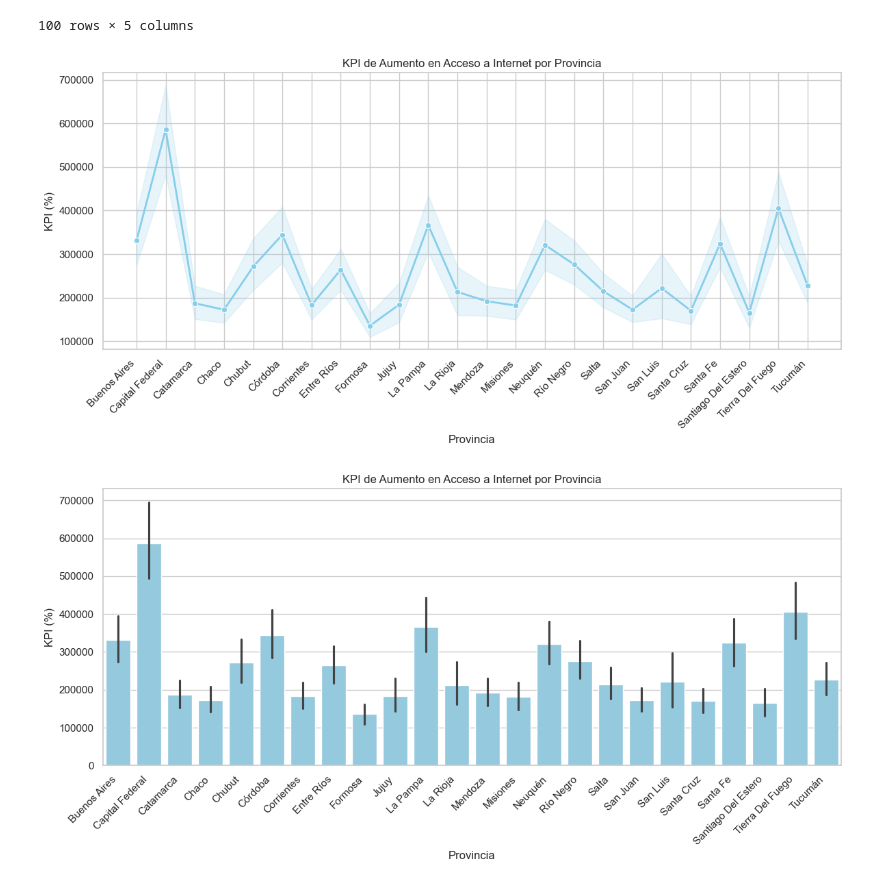
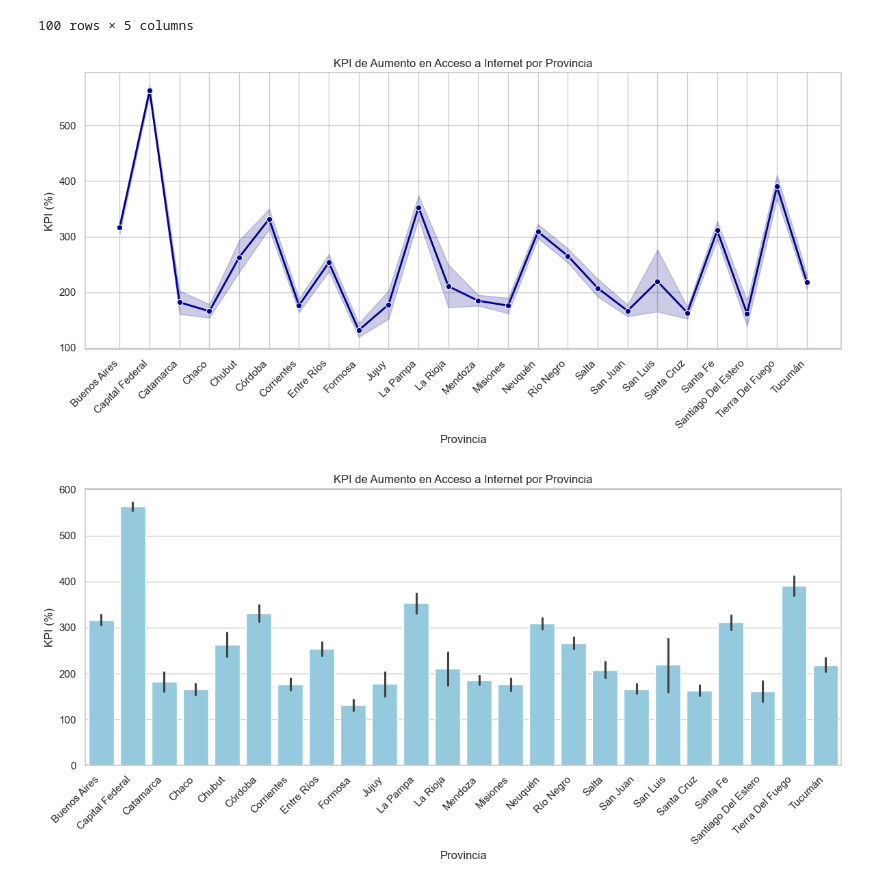
Before and after one commit to Chinaskidev/VecinoNet_Proyecto, a Jupyter notebook: tele_ENACOM_EDA.ipynb, the cells around one changed output. Cells and saved outputs as stored; diff of their text form; code cells hidden in the pictures.

```diff
--- a/tele_ENACOM_EDA.ipynb
+++ b/tele_ENACOM_EDA.ipynb
@@ -645,14 +669,14 @@ df5.head(100)
 100 rows × 5 columns
 # %%
 # Crear una nueva columna 'KPI' aplicando la fórmula
-df5['KPI'] = ((df5['Accesos por cada 100 hogares'] - df5['Trimestre']) / df5['Trimestre']) * 100
+df5['KPI'] = ((df5['Accesos por cada 100 hogares'] - df5['Trimestre']) / df5['Año']) * 100
 
 # Configurar el estilo de Seaborn
 sns.set(style="whitegrid")
 
 # Graficar el KPI por provincia con un gráfico de líneas utilizando Seaborn
 plt.figure(figsize=(12, 6))
-sns.lineplot(x='Provincia', y='KPI', data=df5, marker='o', color='skyblue', linewidth=2)
+sns.lineplot(x='Provincia', y='KPI', data=df5, marker='o', color='darkblue', linewidth=2)
 plt.xlabel('Provincia')
 plt.ylabel('KPI (%)')
 plt.title('KPI de Aumento en Acceso a Internet por Provincia')
@@ -660,22 +684,22 @@ plt.xticks(rotation=45, ha='right')  # Rotar las etiquetas del eje x para mayor
 plt.tight_layout()  # Ajustar el diseño para evitar cortar las etiquetas
 plt.show()
 # %% [output]
-[figure, old version]
+[figure, new version]
 # %%
 # Crear una nueva columna 'KPI' aplicando la fórmula
-df5['KPI'] = ((df5['Accesos por cada 100 hogares'] - df5['Trimestre']) / df5['Trimestre']) * 100
+df5['KPI'] = ((df5['Accesos por cada 100 hogares'] - df5['Trimestre']) / df5['Año']) * 100
 
 # Configurar el estilo de Seaborn
 sns.set(style="whitegrid")
 
 # Graficar el KPI por provincia con un gráfico de barras utilizando Seaborn
 plt.figure(figsize=(12, 6))
 sns.barplot(x='Provincia', y='KPI', data=df5, color='skyblue')
 plt.xlabel('Provincia')
 plt.ylabel('KPI (%)')
 plt.title('KPI de Aumento en Acceso a Internet por Provincia')
 plt.xticks(rotation=45, ha='right')  # Rotar las etiquetas del eje x para mayor legibilidad
 plt.tight_layout()  # Ajustar el diseño para evitar cortar las etiquetas
 plt.show()
 # %% [output]
-[figure, old version]
+[figure, new version]
```
Also changed, not shown: parts of 18 cells of this notebook.
